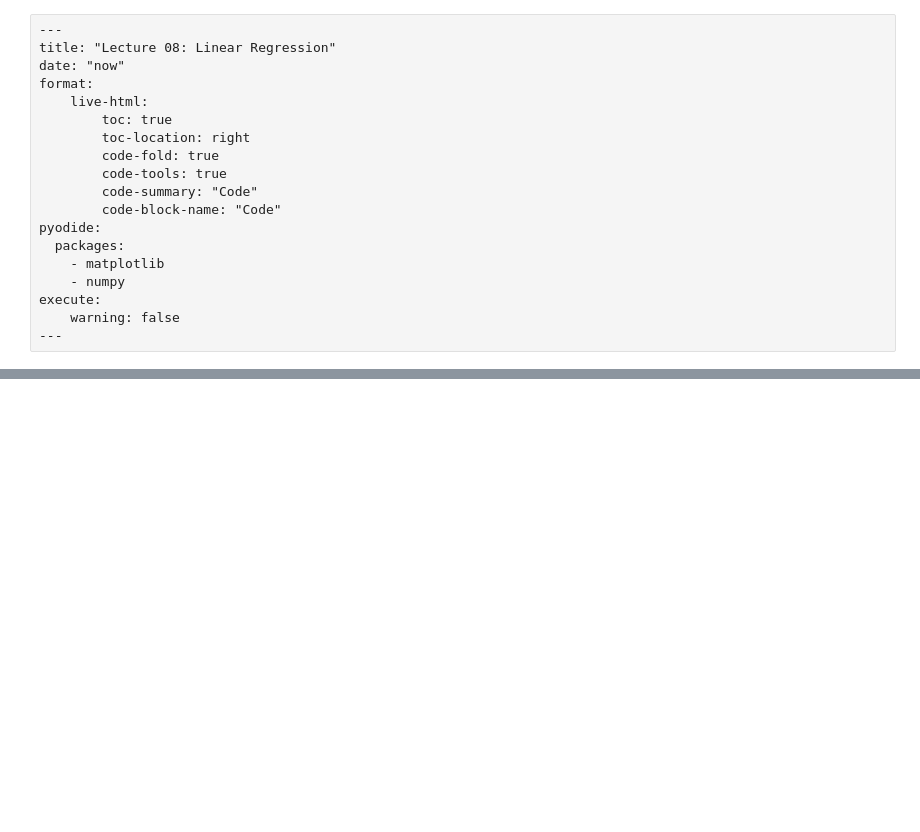
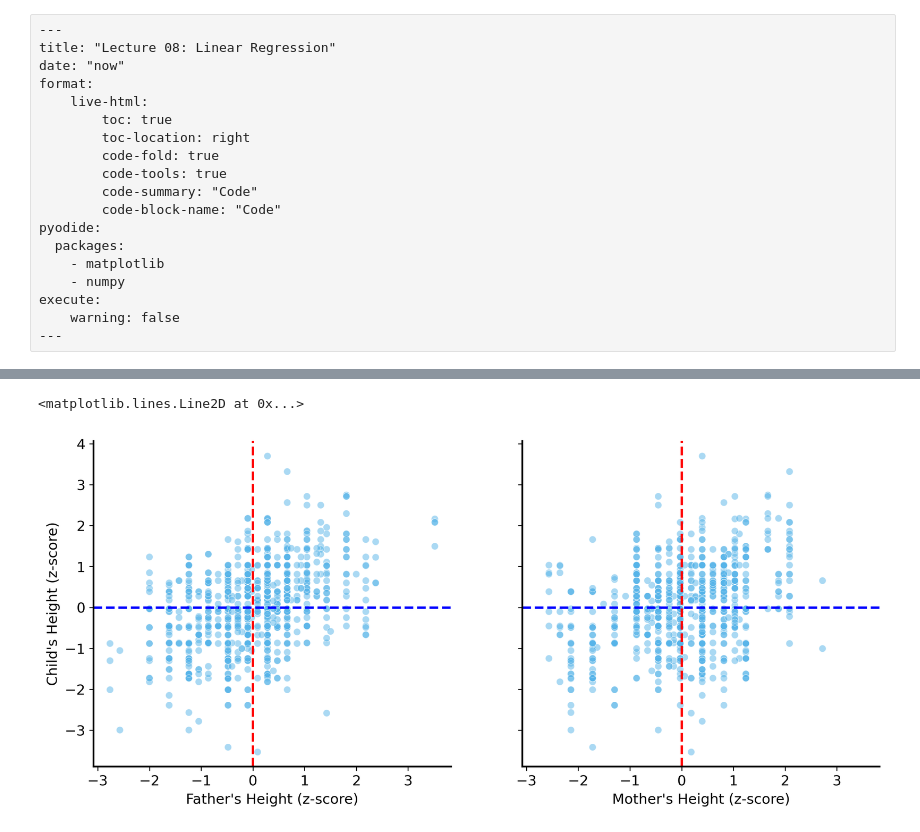
Before and after one commit to jrudoler-teaching/understanding-uncertainty, a Jupyter notebook: notebooks/lecture-08.ipynb, the cells around one changed output, grey strips where cells are left out. Saved outputs shown, nothing was run; the diff lists cells and outputs as text; code cells hidden in the pictures; blank space fills up the shorter version.

```diff
--- a/notebooks/lecture-08.ipynb
+++ b/notebooks/lecture-08.ipynb
@@ -33,0 +146,39 @@ Now that we've talked about inference in depth, it is time to talk about **predi
+# %%
+# include all female and male heights (parents and children)
+mother_heights = galton[["mother", "family"]].drop_duplicates()["mother"].values
+female_child_heights = galton[galton["gender"] == "F"]["height"].values
+female_heights = np.concatenate([mother_heights, female_child_heights])
+
+father_heights = galton[["father", "family"]].drop_duplicates()["father"].values
+male_child_heights = galton[galton["gender"] == "M"]["height"].values
+male_heights = np.concatenate([father_heights, male_child_heights])
+
+# calculate the mean and standard deviation of the heights of mothers and fathers
+female_mean = female_heights.mean()
+female_std = female_heights.std(ddof=1)
+male_mean = male_heights.mean()
+male_std = male_heights.std(ddof=1)
+
+# transform the heights to z-scores
+galton["mother_z"] = (galton["mother"] - female_mean) / female_std
+galton["father_z"] = (galton["father"] - male_mean) / male_std
+galton.loc[galton["gender"] == "F", "height_z"] = (galton.loc[galton["gender"] == "F", "height"] - female_mean) / female_std
+galton.loc[galton["gender"] == "M", "height_z"] = (galton.loc[galton["gender"] == "M", "height"] - male_mean) / male_std
+
+# plot the z-scores of the heights of children against the z-scores of their fathers
+fig, ax = plt.subplots(1, 2, figsize=(12, 5), sharey=True, sharex=True)
+sns.scatterplot(data=galton, x="father_z", y="height_z", ax=ax[0], alpha=0.5)
+ax[0].set_xlabel("Father's Height (z-score)")
+ax[0].set_ylabel("Child's Height (z-score)")
+ax[0].axvline(0, color="red", linestyle="--")
+ax[0].axhline(0, color="blue", linestyle="--")
+
+# plot the z-scores of the heights of children against the z-scores of their mothers
+sns.scatterplot(data=galton, x="mother_z", y="height_z", ax=ax[1], alpha=0.5)
+ax[1].set_xlabel("Mother's Height (z-score)")
+ax[1].set_ylabel("Child's Height (z-score)")
+ax[1].axvline(0, color="red", linestyle="--")
+ax[1].axhline(0, color="blue", linestyle="--")
+# %% [output]
+<matplotlib.lines.Line2D at 0x...>
+[figure, added]
```
Also changed, not shown: parts of 23 cells of this notebook, 13 other files.
